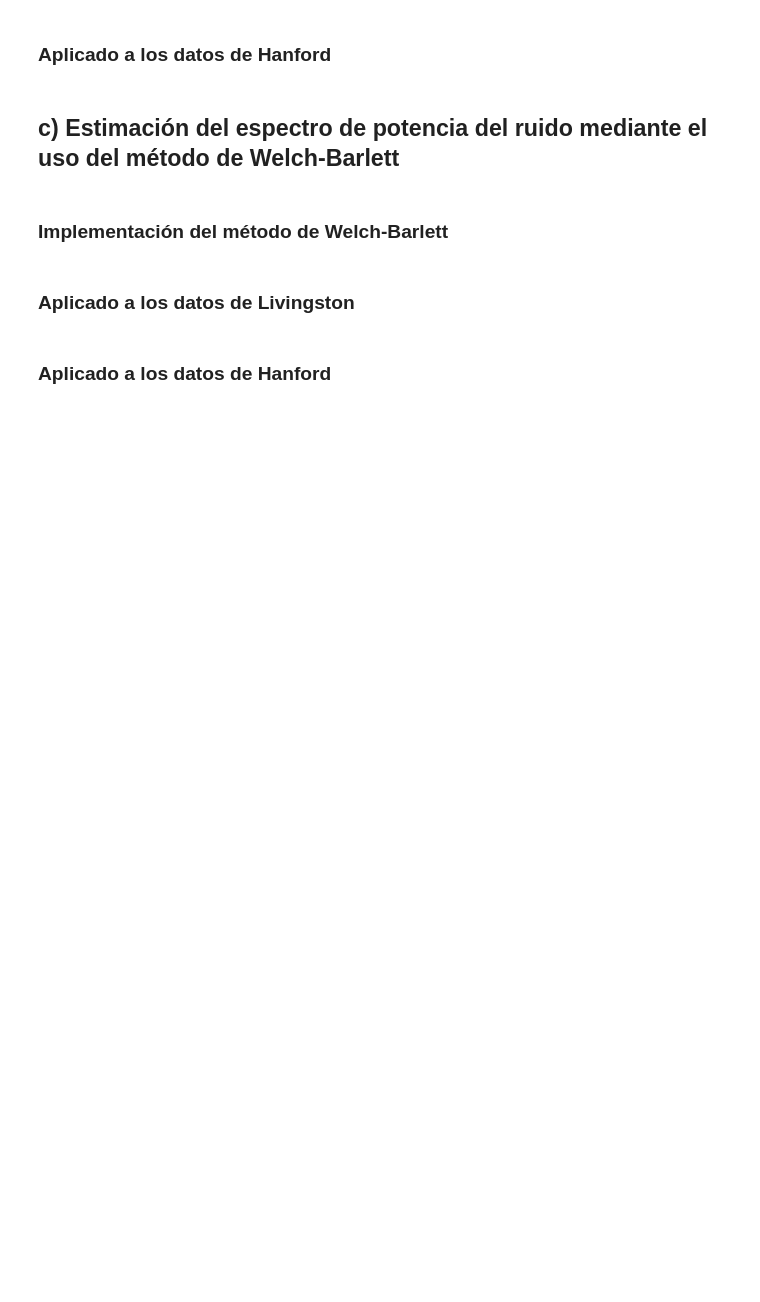
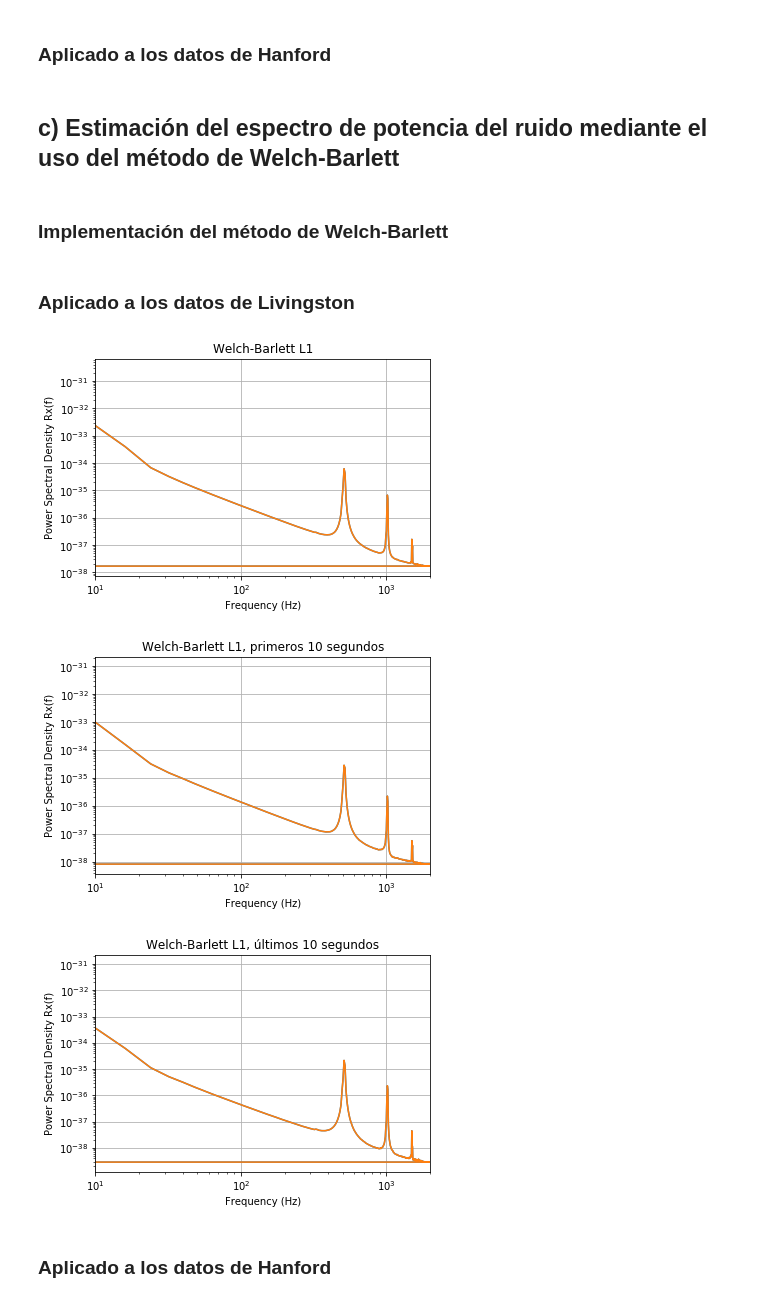
Before and after one commit to LuFernandez/PASA, a Jupyter notebook: TP1. Laboratorio de estimación no-paramétrica/Informe/Ejercicio1.ipynb, the cells around one changed output. Cells and saved outputs as stored; diff of their text form; code cells hidden in the pictures; blank space fills up the shorter version.

```diff
--- a/TP1. Laboratorio de estimación no-paramétrica/Informe/Ejercicio1.ipynb
+++ b/TP1. Laboratorio de estimación no-paramétrica/Informe/Ejercicio1.ipynb
@@ -177,28 +177,36 @@ blackman_tukey(fs=fs, data=strain_h1, figure_number=2, (10,2000), 'Strain H1', M
 #Inspirado en https://stackoverflow.com/questions/46882312/python-implementation-of-bartlett-periodogram
 
 #nperseg : L
-def welch_barlett(data, fs, title, D, nperseg=512, nfft=512, plot=True):
+def welch_barlett(data, fs,  D, nperseg=512, nfft=512, title='',x_lim=(10,2000), plot=True):
     def cropping(init):
         if init < 0:
             return 0
         else:
             return init
-    a = np.array([np.fft.fft(a=data[cropping(-nperseg+i*D):  nperseg+i*D], n=nperseg)
+    R = np.array([np.fft.fft(a=data[cropping(-nperseg+i*D):  nperseg+i*D], n=nperseg)
                   for i in range(len(data)//nperseg)])
-    a = np.sum(a, axis=0)
-    freqs = np.fft.fftfreq(n=nperseg)
+    abs_R = np.sum(np.abs(R)**2, axis=0)
+    freqs = np.fft.fftfreq(n=nperseg, d=1/fs)
 
     if plot:
-      plt.loglog(freqs, 2/nperseg * np.abs(R[:nperseg//2]))
-      plt.loglog(freqs, 2/nperseg * np.abs(R[:nperseg//2]))
+      plt.loglog(freqs, 2/nperseg * abs_R)
+      plt.loglog(freqs, 2/nperseg * abs_R)
       plt.xlim(x_lim)
       plt.grid()
       plt.title(title)
       plt.xlabel("Frequency (Hz)")
       plt.ylabel("Power Spectral Density Rx(f)")
       plt.show()
-    return a
+    return freqs, R
 # %% [markdown]
 ### Aplicado a los datos de Livingston
+# %%
+f, R = welch_barlett(data=strain_l1, fs=fs,  D=100, nperseg=512, nfft=512, title='Welch-Barlett L1',x_lim=(10,2000), plot=True)
+f, R = welch_barlett(data=strain_l1[:len(strain_l1)//3], fs=fs,  D=100, nperseg=512, nfft=512, title='Welch-Barlett L1, primeros 10 segundos',x_lim=(10,2000), plot=True)
+f, R = welch_barlett(data=strain_l1[int(len(strain_l1)*(2/3)):], fs=fs,  D=100, nperseg=512, nfft=512, title='Welch-Barlett L1, últimos 10 segundos',x_lim=(10,2000), plot=True)
+# %% [output]
+[figure, added]
+[figure, added]
+[figure, added]
 # %% [markdown]
 ### Aplicado a los datos de Hanford
```
Also changed, not shown: parts of 6 cells of this notebook.
